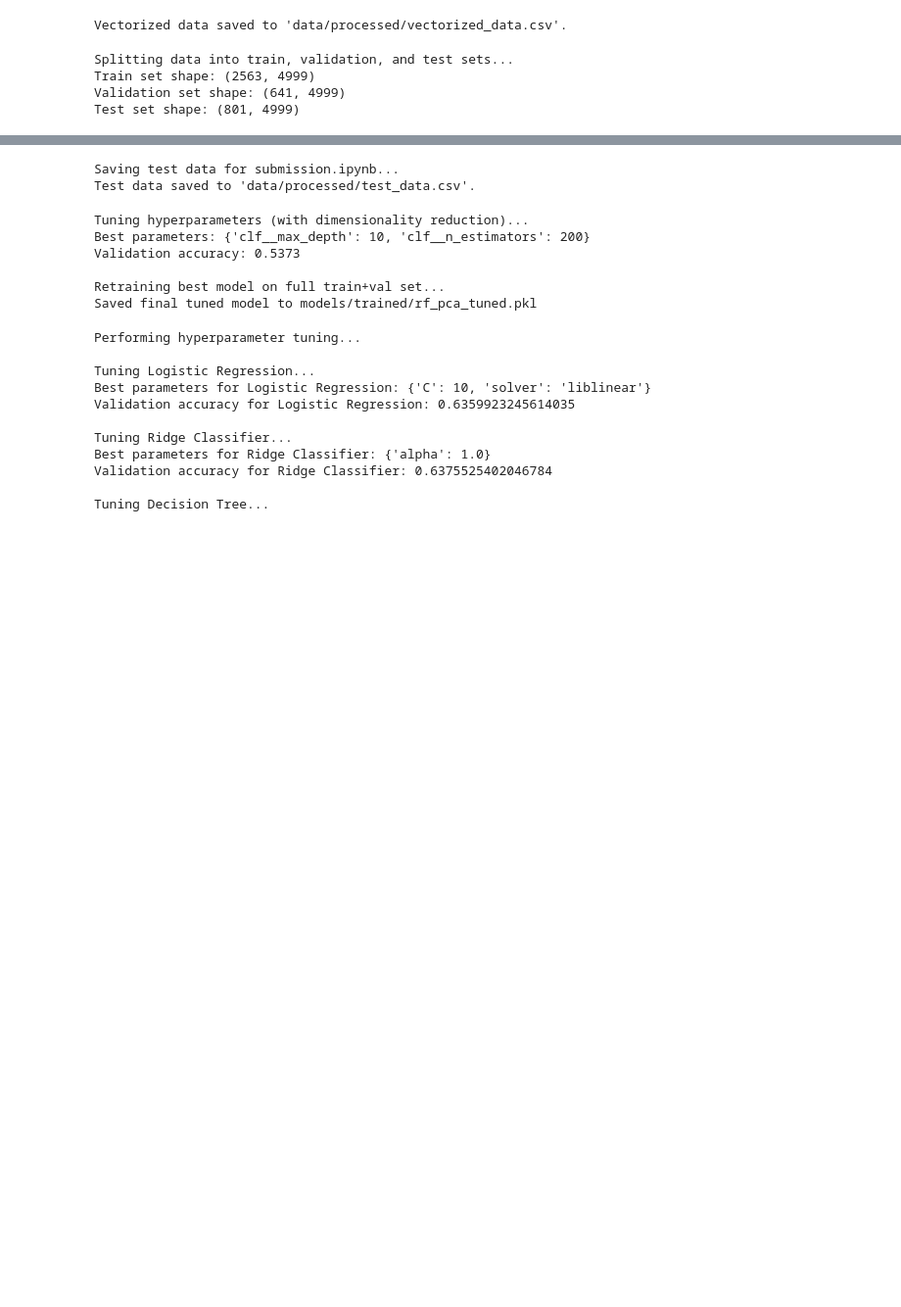
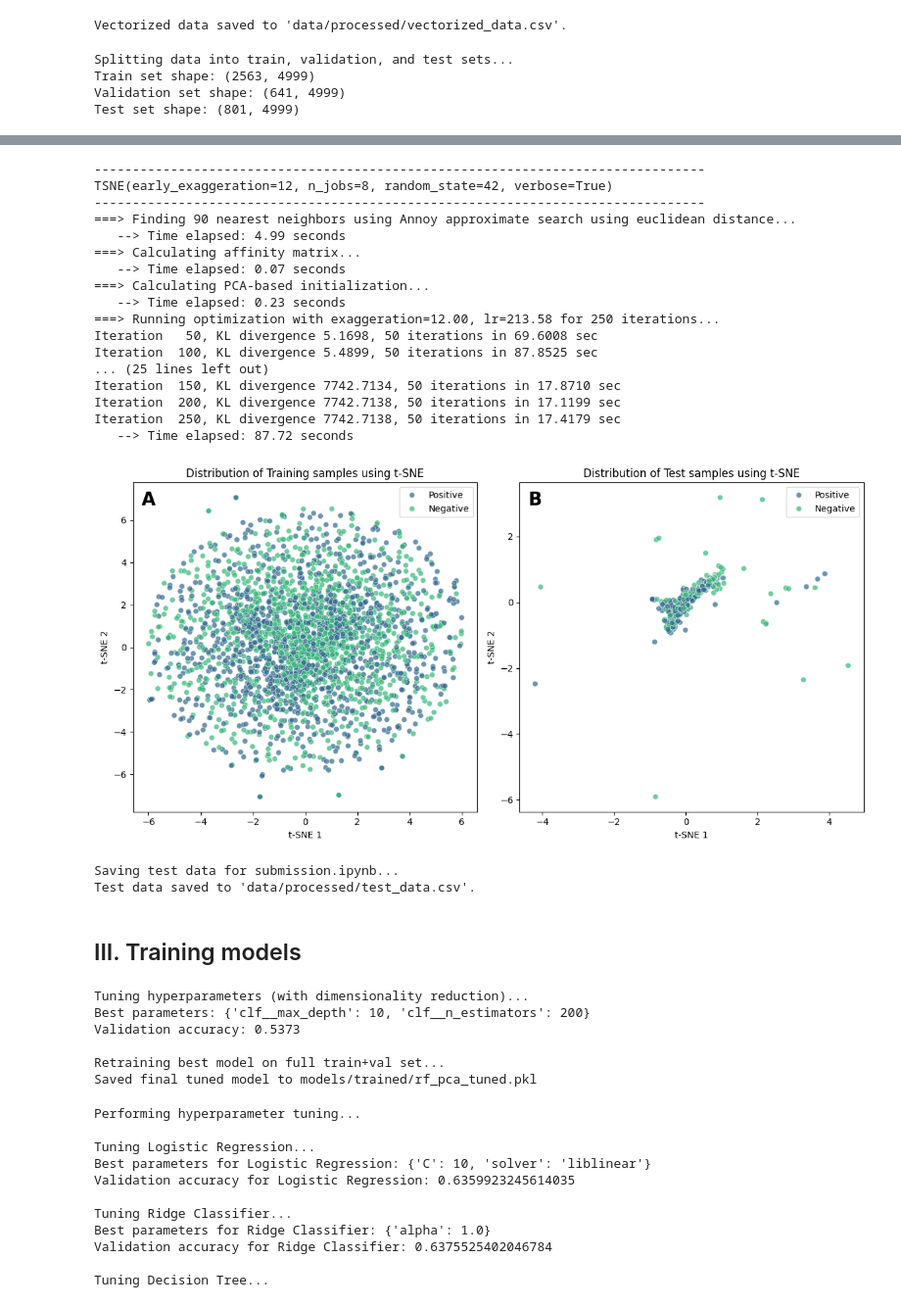
Before and after one commit to Chilly-On/ML_Researchers, a Jupyter notebook: notebooks/assignment2/exploration.ipynb, the cells around one changed output, grey strips where cells are left out. Shown at 98% size. Saved outputs shown, nothing was run; the diff lists cells and outputs as text; code cells hidden in the pictures; blank space fills up the shorter version.

```diff
--- a/notebooks/assignment2/exploration.ipynb
+++ b/notebooks/assignment2/exploration.ipynb
@@ -135,3 +148,25 @@ Test set shape: (801, 4999)
+# %%
+# visualize the distribution of the variable on tsne
+classDistVisualize('tsne', train_data, eval_data)
+# %% [output]
+--------------------------------------------------------------------------------
+TSNE(early_exaggeration=12, n_jobs=8, random_state=42, verbose=True)
+--------------------------------------------------------------------------------
+===> Finding 90 nearest neighbors using Annoy approximate search using euclidean distance...
+   --> Time elapsed: 4.99 seconds
+===> Calculating affinity matrix...
+   --> Time elapsed: 0.07 seconds
+===> Calculating PCA-based initialization...
+   --> Time elapsed: 0.23 seconds
+===> Running optimization with exaggeration=12.00, lr=213.58 for 250 iterations...
+Iteration   50, KL divergence 5.1698, 50 iterations in 69.6008 sec
+Iteration  100, KL divergence 5.4899, 50 iterations in 87.8525 sec
+... (25 lines left out)
+Iteration  150, KL divergence 7742.7134, 50 iterations in 17.8710 sec
+Iteration  200, KL divergence 7742.7138, 50 iterations in 17.1199 sec
+Iteration  250, KL divergence 7742.7138, 50 iterations in 17.4179 sec
+   --> Time elapsed: 87.72 seconds
+[figure, added]
 # %%
 # Step 6: Save test data for submission.ipynb
 print("\nSaving test data for submission.ipynb...")
@@ -141,6 +176,8 @@ print("Test data saved to 'data/processed/test_data.csv'.")
 # %% [output]
 Saving test data for submission.ipynb...
 Test data saved to 'data/processed/test_data.csv'.
+# %% [markdown]
+## III. Training models
 # %%
 from src.models.train_model import tune_reduced_dimension
 from sklearn.ensemble import RandomForestClassifier
```
Also changed, not shown: parts of 11 cells of this notebook, 5 other files.
